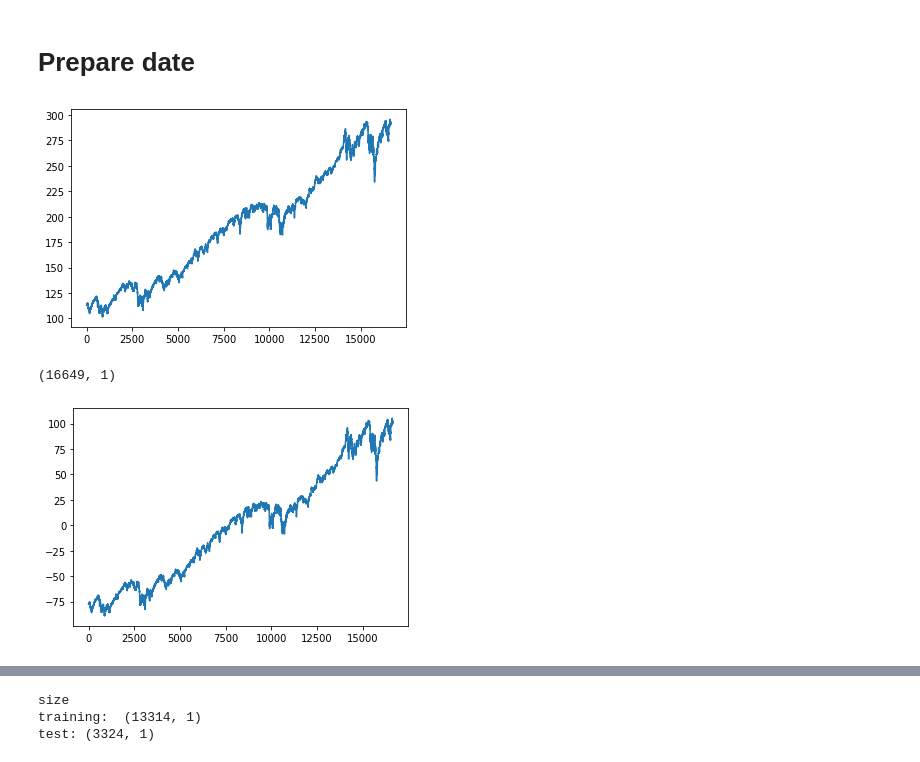
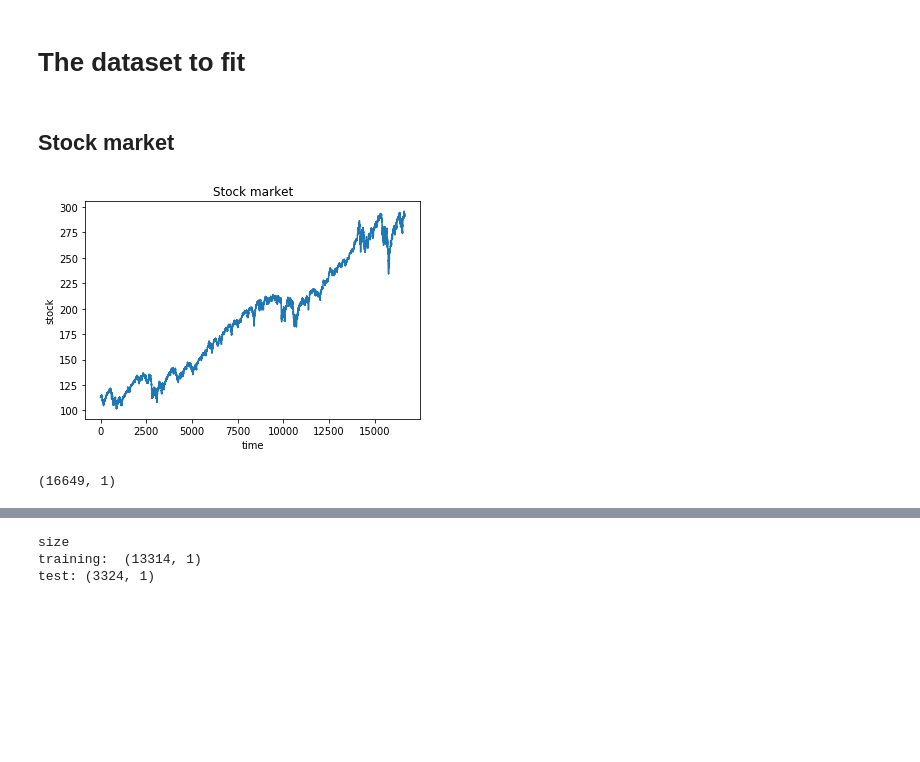
Before and after one commit to KennethThNg/Semester-project-dynamical-system-learning, a Jupyter notebook: time_series_forecast.ipynb, the cells around one changed output, grey strips where cells are left out. Cells and saved outputs as stored; diff of their text form; code cells hidden in the pictures; blank space fills up the shorter version.

Commit message:
times series demo

```diff
--- a/time_series_forecast.ipynb
+++ b/time_series_forecast.ipynb
@@ -11,13 +11,19 @@ from utiils import train_model, test_model
-# %% [markdown]
-# Prepare date
+# %% [markdown]
+# The dataset to fit
+# %% [markdown]
+## Stock market
 # %%
 data_path = '../data/'
 data = pd.read_parquet(data_path+'SPY_hourly.parquet')
-# %%
-plt.plot(data.values)
-plt.show()
-# %% [output]
-[figure, removed]
+# %%
+plt.plot(data.values)
+plt.title('Stock market')
+plt.xlabel('time')
+plt.ylabel('stock')
+plt.savefig('../figure/stock/stock.png')
+plt.show()
+# %% [output]
+[figure, added]
 # %%
 price = data.values
 price.shape
@@ -25,7 +31,4 @@ price.shape
 (16649, 1)
 # %%
 price_centered = price - price.mean()
-plt.plot(price_centered)
-plt.show()
+price_stand = price_centered/price.std()
-# %% [output]
-[figure, removed]
```
Also changed, not shown: parts of 104 cells of this notebook.
